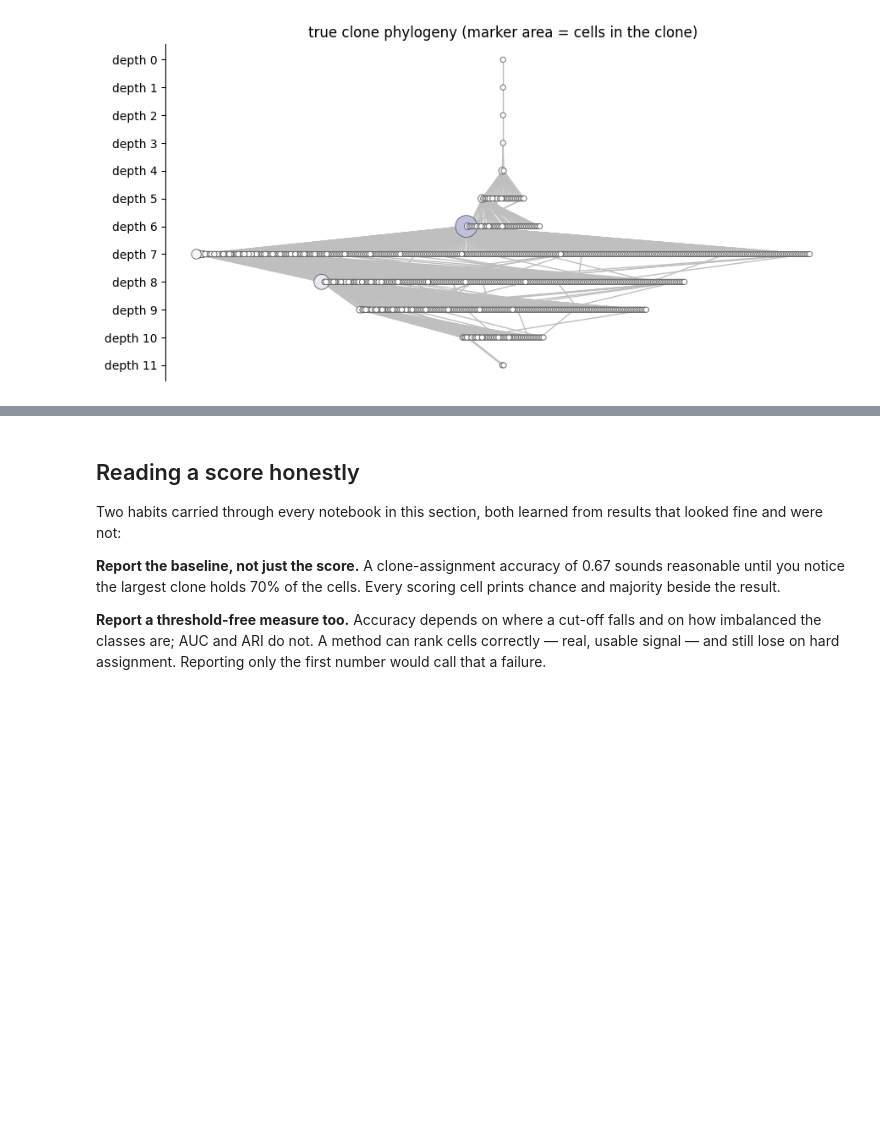
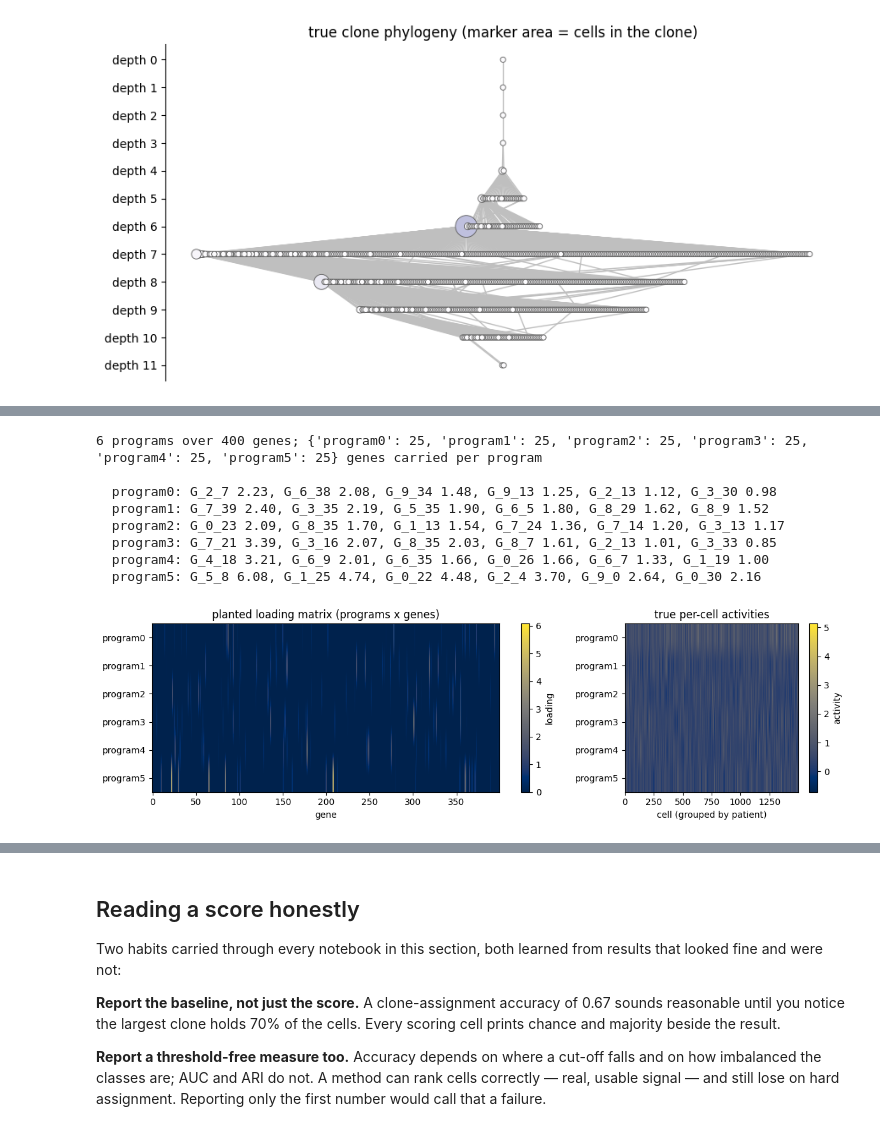
Before and after one commit to pedrofale/iscc, a Jupyter notebook: notebooks/analysis_ground_truth.ipynb, the cells around one changed output, grey strips where cells are left out. Drawn from its saved outputs; the diff is of its cells as text; code cells hidden in the pictures; blank space fills up the shorter version.

```diff
--- a/notebooks/analysis_ground_truth.ipynb
+++ b/notebooks/analysis_ground_truth.ipynb
@@ -209,0 +285,33 @@ true clone phylogeny: 987 clones, 1 root(s)
+# %%
+loading  = pd.read_csv(os.path.join(DATA, "cohort", "truth_loading.csv.gz"), index_col=0)
+activity = pd.read_csv(os.path.join(DATA, "cohort", "truth_activity.csv.gz"), index_col=0)
+obs      = pd.read_csv(os.path.join(DATA, "cohort", "obs.csv"), index_col=0)
+
+print(f"{loading.shape[0]} programs over {loading.shape[1]} genes; "
+      f"{(loading > 0).sum(1).to_dict()} genes carried per program\n")
+for prog in loading.index:                       # the genes that DEFINE each program
+    top = loading.loc[prog].sort_values(ascending=False).head(6)
+    print(f"  {prog}: " + ", ".join(f"{g} {w:.2f}" for g, w in top.items()))
+
+order = np.argsort(obs.loc[activity.index, "patient"].values, kind="stable")
+fig, axes = plt.subplots(1, 2, figsize=(12, 3.6), width_ratios=[2, 1])
+im = axes[0].imshow(loading.values, aspect="auto", cmap="cividis")   # programs -> cividis
+axes[0].set_yticks(range(loading.shape[0])); axes[0].set_yticklabels(loading.index)
+axes[0].set_xlabel("gene"); axes[0].set_title("planted loading matrix (programs x genes)")
+fig.colorbar(im, ax=axes[0], label="loading")
+
+im = axes[1].imshow(activity.values[order].T, aspect="auto", cmap="cividis")
+axes[1].set_yticks(range(activity.shape[1])); axes[1].set_yticklabels(activity.columns)
+axes[1].set_xlabel("cell (grouped by patient)"); axes[1].set_title("true per-cell activities")
+fig.colorbar(im, ax=axes[1], label="activity")
+fig.tight_layout()
+# %% [output]
+6 programs over 400 genes; {'program0': 25, 'program1': 25, 'program2': 25, 'program3': 25, 'program4': 25, 'program5': 25} genes carried per program
+
+  program0: G_2_7 2.23, G_6_38 2.08, G_9_34 1.48, G_9_13 1.25, G_2_13 1.12, G_3_30 0.98
+  program1: G_7_39 2.40, G_3_35 2.19, G_5_35 1.90, G_6_5 1.80, G_8_29 1.62, G_8_9 1.52
+  program2: G_0_23 2.09, G_8_35 1.70, G_1_13 1.54, G_7_24 1.36, G_7_14 1.20, G_3_13 1.17
+  program3: G_7_21 3.39, G_3_16 2.07, G_8_35 2.03, G_8_7 1.61, G_2_13 1.01, G_3_33 0.85
+  program4: G_4_18 3.21, G_6_9 2.01, G_6_35 1.66, G_0_26 1.66, G_6_7 1.33, G_1_19 1.00
+  program5: G_5_8 6.08, G_1_25 4.74, G_0_22 4.48, G_2_4 3.70, G_9_0 2.64, G_0_30 2.16
+[figure, added]
```
Also changed, not shown: parts of 10 cells of this notebook, 3 other files.
